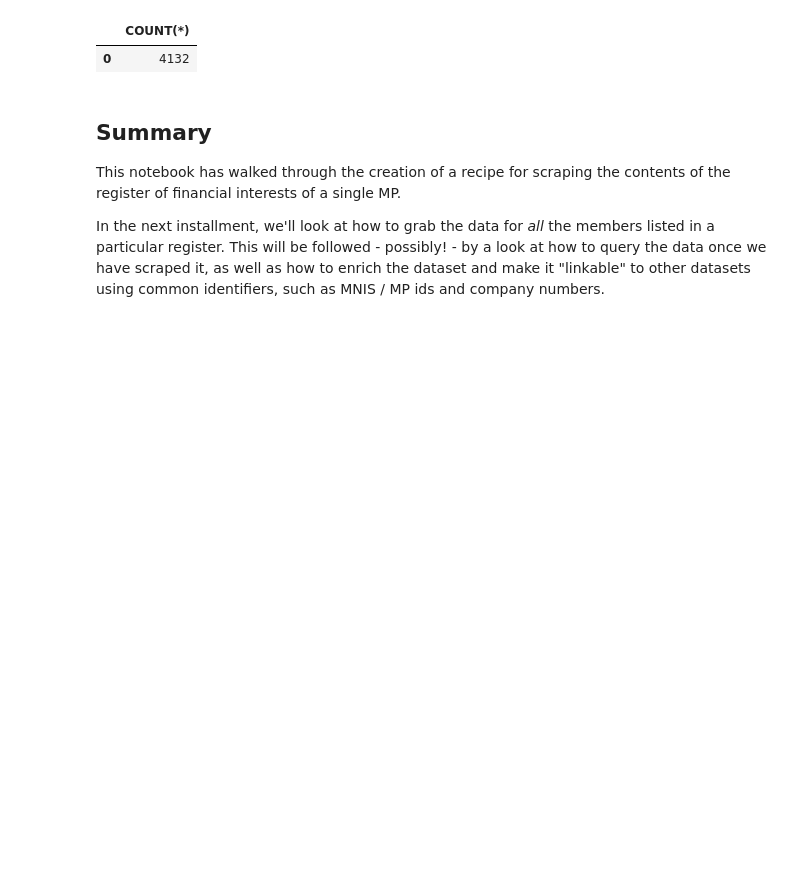
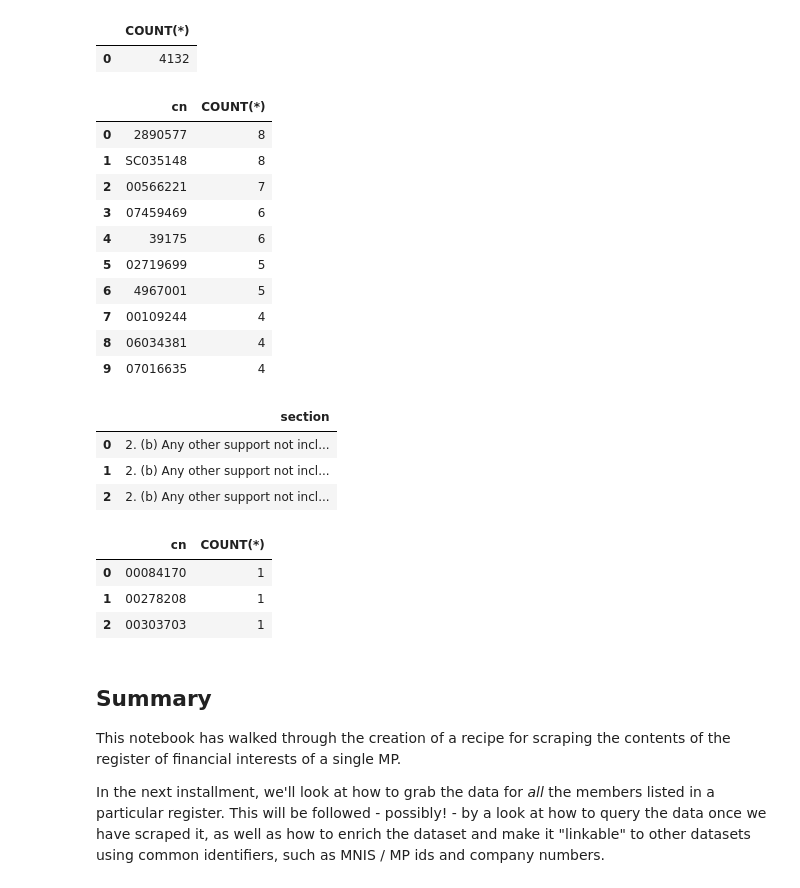
Before and after one commit to psychemedia/parlihacks, a Jupyter notebook: notebooks/MP Register of Interests.ipynb, the cells around one changed output. Saved outputs shown, nothing was run; the diff lists cells and outputs as text; code cells hidden in the pictures; blank space fills up the shorter version.

```diff
--- a/notebooks/MP Register of Interests.ipynb
+++ b/notebooks/MP Register of Interests.ipynb
@@ -1413,6 +1385,46 @@ pd.read_sql_query('SELECT COUNT(*) FROM mpregfinint',conn)
 # %% [output]
 |  | COUNT(*) |
 | 0 | 4132 |
+# %%
+q='''
+SELECT cn, COUNT(*) FROM mpregfinint WHERE status2='company' GROUP BY cn ORDER BY COUNT(*) DESC LIMIT 10;
+'''
+
+pd.read_sql_query(q,conn)
+# %% [output]
+|  | cn | COUNT(*) |
+| 0 | 2890577 | 8 |
+| 1 | SC035148 | 8 |
+| 2 | 00566221 | 7 |
+| 3 | 07459469 | 6 |
+| 4 | 39175 | 6 |
+| 5 | 02719699 | 5 |
+| 6 | 4967001 | 5 |
+| 7 | 00109244 | 4 |
+| 8 | 06034381 | 4 |
+| 9 | 07016635 | 4 |
+# %%
+q='''
+SELECT section FROM mpregfinint WHERE section LIKE '2. (b)%' LIMIT 3
+'''
+
+pd.read_sql_query(q,conn)
+# %% [output]
+|  | section |
+| 0 | 2. (b) Any other support not incl... |
+| 1 | 2. (b) Any other support not incl... |
+| 2 | 2. (b) Any other support not incl... |
+# %%
+q='''
+SELECT cn, COUNT(*) FROM mpregfinint WHERE status2 = 'company' GROUP BY cn ORDER BY COUNT(*) ASC LIMIT 3
+'''
+
+pd.read_sql_query(q,conn)
+# %% [output]
+|  | cn | COUNT(*) |
+| 0 | 00084170 | 1 |
+| 1 | 00278208 | 1 |
+| 2 | 00303703 | 1 |
 # %% [markdown]
 ## Summary
 
```
Also changed, not shown: parts of 13 cells of this notebook, 1 other file.
